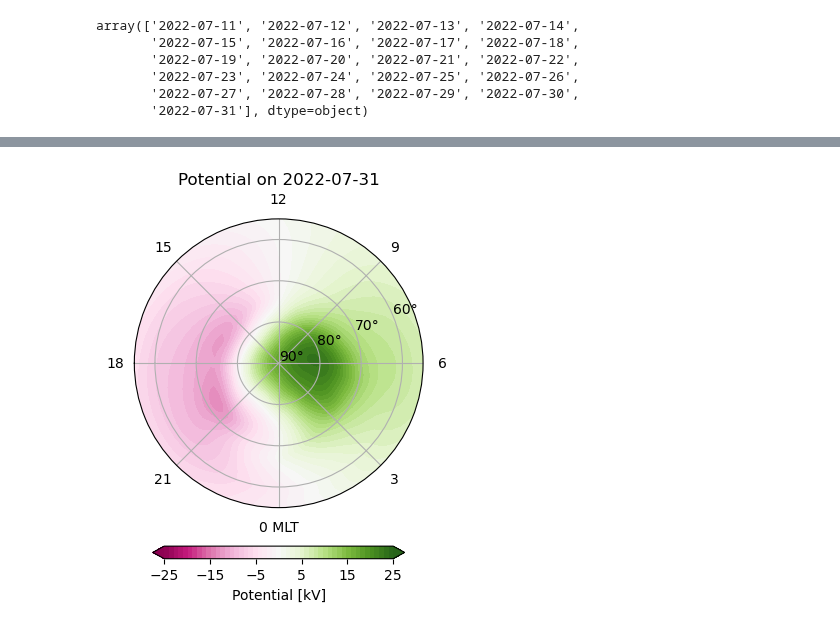
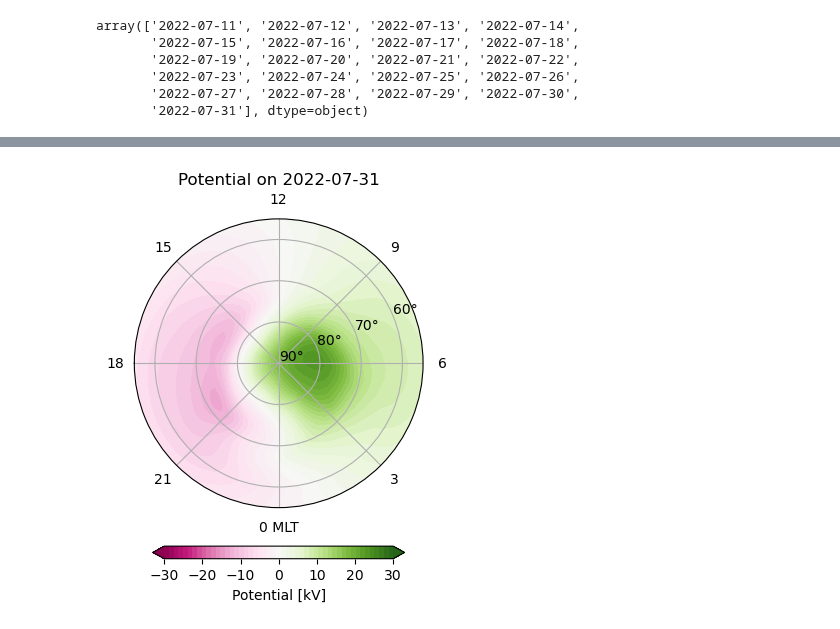
Before and after one commit to reddy-sachin/REPPU-ESN2, a Jupyter notebook: SR_ML/pre-processing.ipynb, the cells around one changed output, grey strips where cells are left out. Saved outputs shown, nothing was run; the diff lists cells and outputs as text; code cells hidden in the pictures.

```diff
--- a/SR_ML/pre-processing.ipynb
+++ b/SR_ML/pre-processing.ipynb
@@ -258,33 +258,33 @@ plt.show()
 # %%
 pot_true = ds_test['potential'].sel(dt=date).values
 pot_true = pot_true[1]
 
 theta = np.linspace(0, 360, 80)
 theta = theta - 90
 theta = theta / 360 * np.pi * 2
 
 r = np.linspace(53.1, 89.7, 30)
 r = 90 - r
 theta, r = np.meshgrid(theta, r)
 
-upper = 25
-lower = -25
+upper = 30
+lower = -30
 intervals = 50
 
 fig, ax = plt.subplots(subplot_kw={'projection': 'polar'}, figsize=(5, 5))
 c = ax.contourf(theta, r, -pot_true, levels=np.linspace(lower,upper, intervals), cmap='PiYG', extend='both')
 
 plt.colorbar(c, ax=ax, label='Potential [kV]', shrink=0.65, pad=0.1,
         ticks=np.arange(lower,upper+1,10), orientation='horizontal')
 
 ax.set_ylim([0, 35])
 ax.set_yticks([0, 10, 20, 30])
 ax.set_yticklabels(["90°", "80°", "70°", "60°"])
 ax.set_xlim([-np.pi, np.pi])
 ax.set_xticks(np.linspace(-np.pi, np.pi, 9)[1:])
 ax.set_xticklabels(["21", "0 MLT", "3", "6", "9", "12", "15", "18"])
 
 plt.title(f'Potential on {date}')
 plt.show()
 # %% [output]
-[figure, old version]
+[figure, new version]
```
Also changed, not shown: parts of 8 cells of this notebook, 2 other files.
